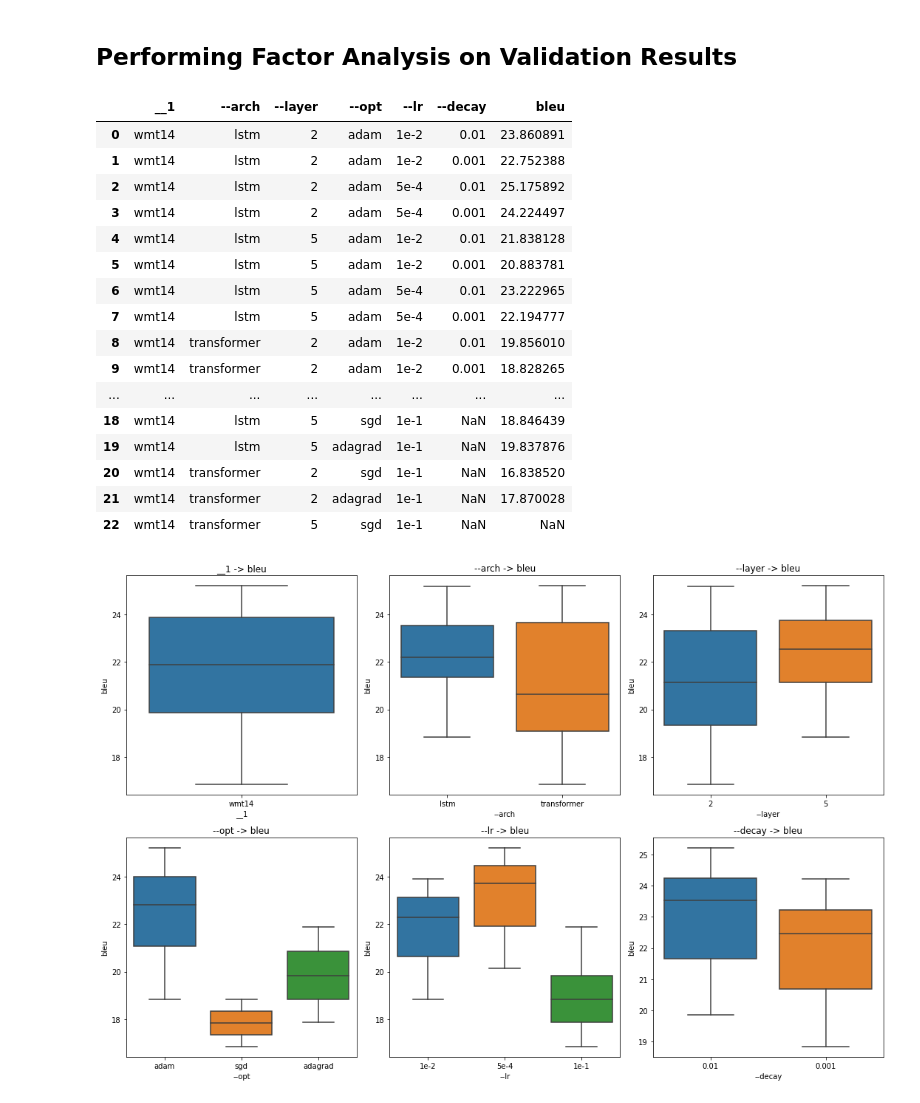
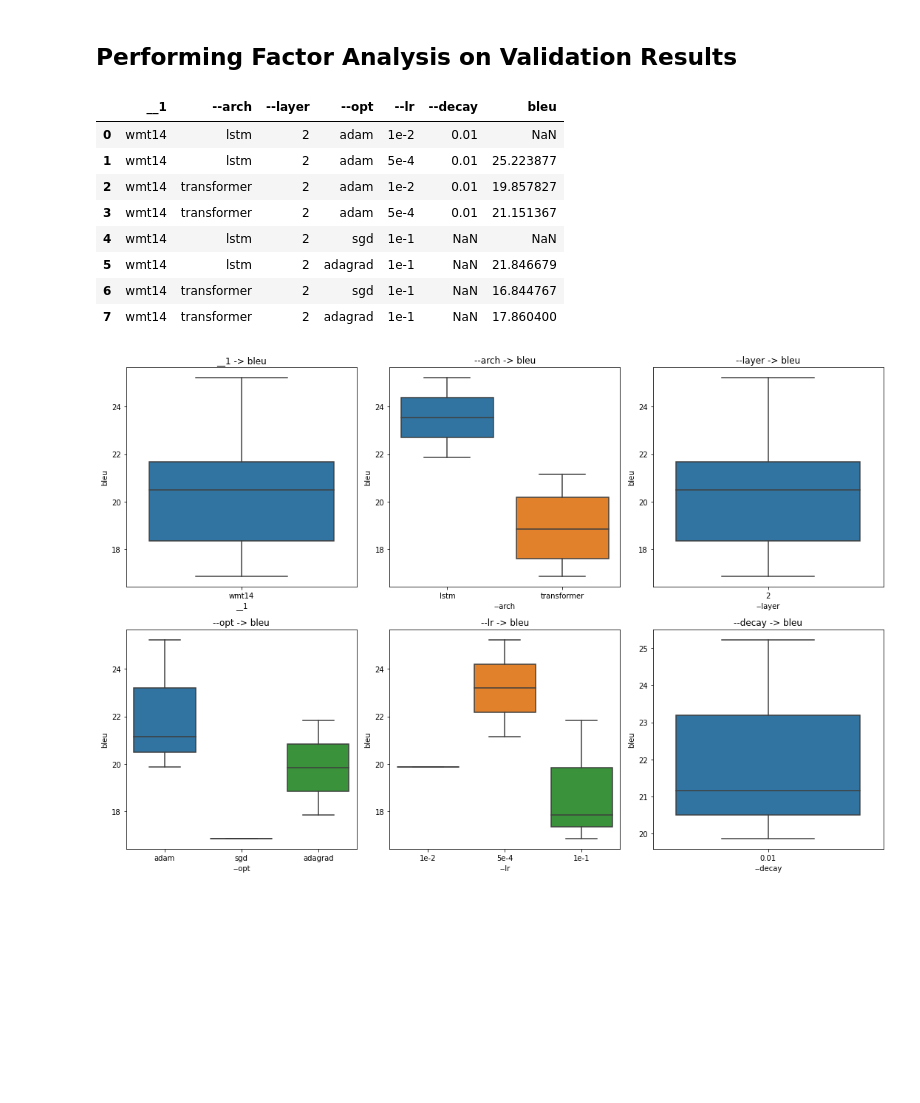
Before and after one commit to dugu9sword/manytasks, a Jupyter notebook: examples/python/analyze_log.ipynb, the cells around one changed output. Drawn from its saved outputs; the diff is of its cells as text; code cells hidden in the pictures; blank space fills up the shorter version.

```diff
--- a/examples/python/analyze_log.ipynb
+++ b/examples/python/analyze_log.ipynb
@@ -37,13 +37,11 @@ we have to specify two factors:
     - `min`
     - `last`
 # %%
-from manytasks.config_loader import load_config
-from manytasks.shared import TaskPool
+from manytasks.taskpool_loader import load_taskpool
 
-load_config("task.logs/config.json")
-taskpool = TaskPool()
+taskpool = load_taskpool("tasks.logs/config.json")
 
-from manytasks.extraction import extract, FILTERS, PATTERNS, REDUCE_FNS
+from manytasks.log_extractor import extract, FILTERS, PATTERNS, REDUCE_FNS
 # %% [markdown]
 ## Plotting the Training Curve of Each Log
 # %%
@@ -54,10 +52,10 @@ from labellines import labelLines
 plt.figure(figsize=(10, 5))
 
 for idx, task in enumerate(taskpool):
-    if not os.path.exists(f"task.logs/task-{idx}.txt"):
+    if not os.path.exists(f"tasks.logs/task-{idx}.txt"):
         continue
     ret = extract(
-        lines=open(f"task.logs/task-{idx}.txt"),
+        lines=open(f"tasks.logs/task-{idx}.txt"),
         filters=[
             FILTERS["include"]("epoch")
         ],
@@ -70,7 +68,7 @@ for idx, task in enumerate(taskpool):
         plt.plot(ret["epoch"], ret["loss"], label=f'{idx}')
 
 plt.title("loss")
-labelLines(plt.gca().get_lines(), align=False, fontsize=14)
+# labelLines(plt.gca().get_lines(), align=False, fontsize=14)
 
 pass
 # %% [output]
@@ -80,47 +78,39 @@ pass
 # %%
 import os
 import pandas as pd
 
 data = []
 for idx, task in enumerate(taskpool):
-    if not os.path.exists(f"task.logs/task-{idx}.txt"):
+    if not os.path.exists(f"tasks.logs/task-{idx}.txt"):
         continue
     datum = {key: task[key] for key in task.keys}
     ret = extract(
-        lines=open(f"task.logs/task-{idx}.txt"),
+        lines=open(f"tasks.logs/task-{idx}.txt"),
         filters=[
             FILTERS["include"]("epoch")
         ],
         patterns={
             "bleu": f"bleu {PATTERNS['FLOAT']}"
         },
         reduce_fns={
             "bleu": REDUCE_FNS['max']
         }
     )
     datum["bleu"] = ret['bleu']
     data.append(datum)
 
 data = pd.DataFrame(data)
 data
 # %% [output]
 |  | __1 | --arch | --layer | --opt | --lr | --decay | bleu |
-| 0 | wmt14 | lstm | 2 | adam | 1e-2 | 0.01 | 23.860891 |
-| 1 | wmt14 | lstm | 2 | adam | 1e-2 | 0.001 | 22.752388 |
-| 2 | wmt14 | lstm | 2 | adam | 5e-4 | 0.01 | 25.175892 |
-| 3 | wmt14 | lstm | 2 | adam | 5e-4 | 0.001 | 24.224497 |
-| 4 | wmt14 | lstm | 5 | adam | 1e-2 | 0.01 | 21.838128 |
-| 5 | wmt14 | lstm | 5 | adam | 1e-2 | 0.001 | 20.883781 |
-| 6 | wmt14 | lstm | 5 | adam | 5e-4 | 0.01 | 23.222965 |
-| 7 | wmt14 | lstm | 5 | adam | 5e-4 | 0.001 | 22.194777 |
-| 8 | wmt14 | transformer | 2 | adam | 1e-2 | 0.01 | 19.856010 |
-| 9 | wmt14 | transformer | 2 | adam | 1e-2 | 0.001 | 18.828265 |
-| ... | ... | ... | ... | ... | ... | ... | ... |
-| 18 | wmt14 | lstm | 5 | sgd | 1e-1 | NaN | 18.846439 |
-| 19 | wmt14 | lstm | 5 | adagrad | 1e-1 | NaN | 19.837876 |
-| 20 | wmt14 | transformer | 2 | sgd | 1e-1 | NaN | 16.838520 |
-| 21 | wmt14 | transformer | 2 | adagrad | 1e-1 | NaN | 17.870028 |
-| 22 | wmt14 | transformer | 5 | sgd | 1e-1 | NaN | NaN |
+| 0 | wmt14 | lstm | 2 | adam | 1e-2 | 0.01 | NaN |
+| 1 | wmt14 | lstm | 2 | adam | 5e-4 | 0.01 | 25.223877 |
+| 2 | wmt14 | transformer | 2 | adam | 1e-2 | 0.01 | 19.857827 |
+| 3 | wmt14 | transformer | 2 | adam | 5e-4 | 0.01 | 21.151367 |
+| 4 | wmt14 | lstm | 2 | sgd | 1e-1 | NaN | NaN |
+| 5 | wmt14 | lstm | 2 | adagrad | 1e-1 | NaN | 21.846679 |
+| 6 | wmt14 | transformer | 2 | sgd | 1e-1 | NaN | 16.844767 |
+| 7 | wmt14 | transformer | 2 | adagrad | 1e-1 | NaN | 17.860400 |
 # %%
 from matplotlib import pyplot as plt
 import seaborn  as sns
@@ -143,4 +133,4 @@ for key in data.keys()[:num_x]:
         sns.boxplot(x=key, y=val, data=data)
 fig.tight_layout()
 # %% [output]
-[figure, old version]
+[figure, new version]
```
Also changed, not shown: parts of 1 cell of this notebook, 12 other files.
